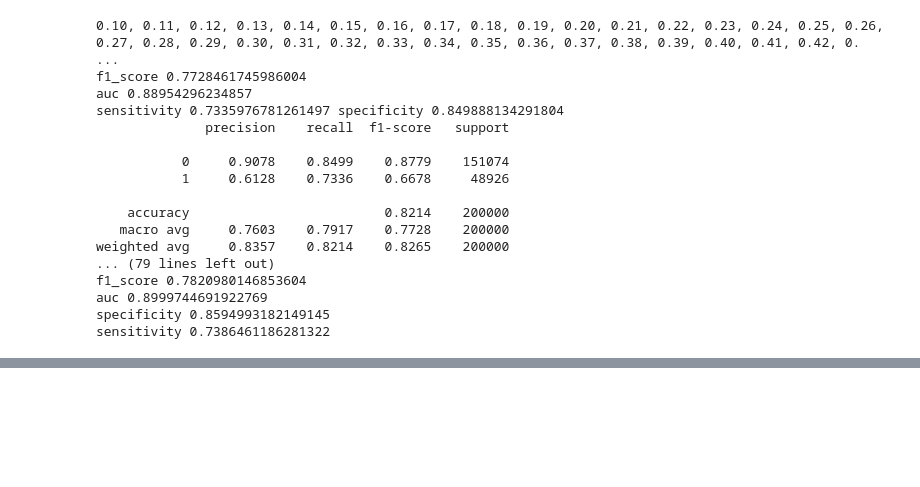
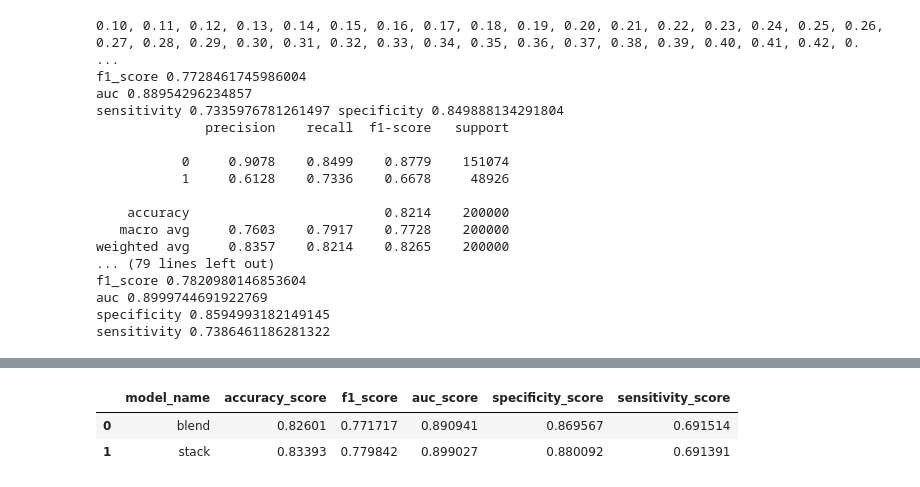
Before and after one commit to natalie283/user-churn-prediction, a Jupyter notebook: notebooks/main_stage_2.ipynb, the cells around one changed output, grey strips where cells are left out. Saved outputs shown, nothing was run; the diff lists cells and outputs as text; code cells hidden in the pictures; blank space fills up the shorter version.

```diff
--- a/notebooks/main_stage_2.ipynb
+++ b/notebooks/main_stage_2.ipynb
@@ -38,6 +39,10 @@ with open(f"/Users/natalie/Desktop/DS Thesis/Code/checkpoints/under_sampling_mod
     under_sampling_loadded = pickle.load(f)
 test = pd.read_parquet("/Users/natalie/Desktop/DS Thesis/Code/data/test.parquet")
 train = pd.read_parquet("/Users/natalie/Desktop/DS Thesis/Code/data/train.parquet")
+# %%
+# drop column province
+test = test.drop(columns=['province'])
+train = train.drop(columns=['province'])
 # %%
 MODEL_NAMES = nothing_loadded['model_names']
 nothing_score_df = nothing_loadded['score_df']
@@ -89,24 +80,25 @@ def scoring(y_test,y_pred_proba, best_threshold):
     print(classification_report(y_test, y_pred, digits=4))
     return acc, _f1_score, auc_score, specificity, sensitivity
 # %%
-from xgboost import XGBClassifier
 N_ESTIMATORS=200
 SEED=42
+
 XGBoost_Hyperparameters = {
-    'objective' : 'binary:logistic',
-     'eval_metric':['logloss', 'auc'],
-     'n_estimators':N_ESTIMATORS,
-     'learning_rate':0.03,
-     'max_depth':8,
-     'colsample_bytree':0.5,
-     'subsample':0.8,
-     'reg_alpha':8,
-     'reg_lambda':32,
-     'seed':SEED,
-     'scale_pos_weight':3,
-     'enable_categorical':True,
-     'early_stopping_rounds': 50,
-     'tree_method':'gpu_hist'}
+    'objective': 'binary:logistic',
+    'eval_metric': ['logloss', 'auc'],
+    'n_estimators': N_ESTIMATORS,
+    'learning_rate': 0.034630277480196384,
+    'max_depth': 9,
+    'colsample_bytree': 0.8,
+    'subsample': 0.30000000000000004,
+    'reg_alpha': 0.0020136244579038245,
+    'reg_lambda': 1.3270228907353322e-06,
+    'seed': SEED,
+    # 'scale_pos_weight':3,
+    'enable_categorical':True,
+    'early_stopping_rounds': 50,
+    #'tree_method':'gpu_hist'
+}
 # %%
 kfold = StratifiedKFold(n_splits=3, shuffle=True, random_state=42)
 
@@ -184,7 +158,7 @@ def ensemble(stage_1_oofs, stage_1_predictions):
     print("sensitivity", sensitivity)
     accuracy_scores.append(acc)
     f1_scores.append(_f1_score)
-    auc_scores.append(auc_scores)
+    auc_scores.append(auc_score)
     specificity_scores.append(specificity)
     sensitivity_scores.append(sensitivity)
     predictions.append(y_pred_proba)
@@ -238,0 +227,2 @@ nothing_ensemble_df
+# %%
+under_sampling_ensemble_df, under_sampling_ensemble_predictions = ensemble(under_sampling_oofs, under_sampling_predictions)
@@ -238,0 +260,6 @@ nothing_ensemble_df
+# %%
+under_sampling_ensemble_df
+# %% [output]
+|  | model_name | accuracy_score | f1_score | auc_score | specificity_score | sensitivity_score |
+| 0 | blend | 0.82601 | 0.771717 | 0.890941 | 0.869567 | 0.691514 |
+| 1 | stack | 0.83393 | 0.779842 | 0.899027 | 0.880092 | 0.691391 |
```
Also changed, not shown: parts of 9 cells of this notebook, 21 other files.
